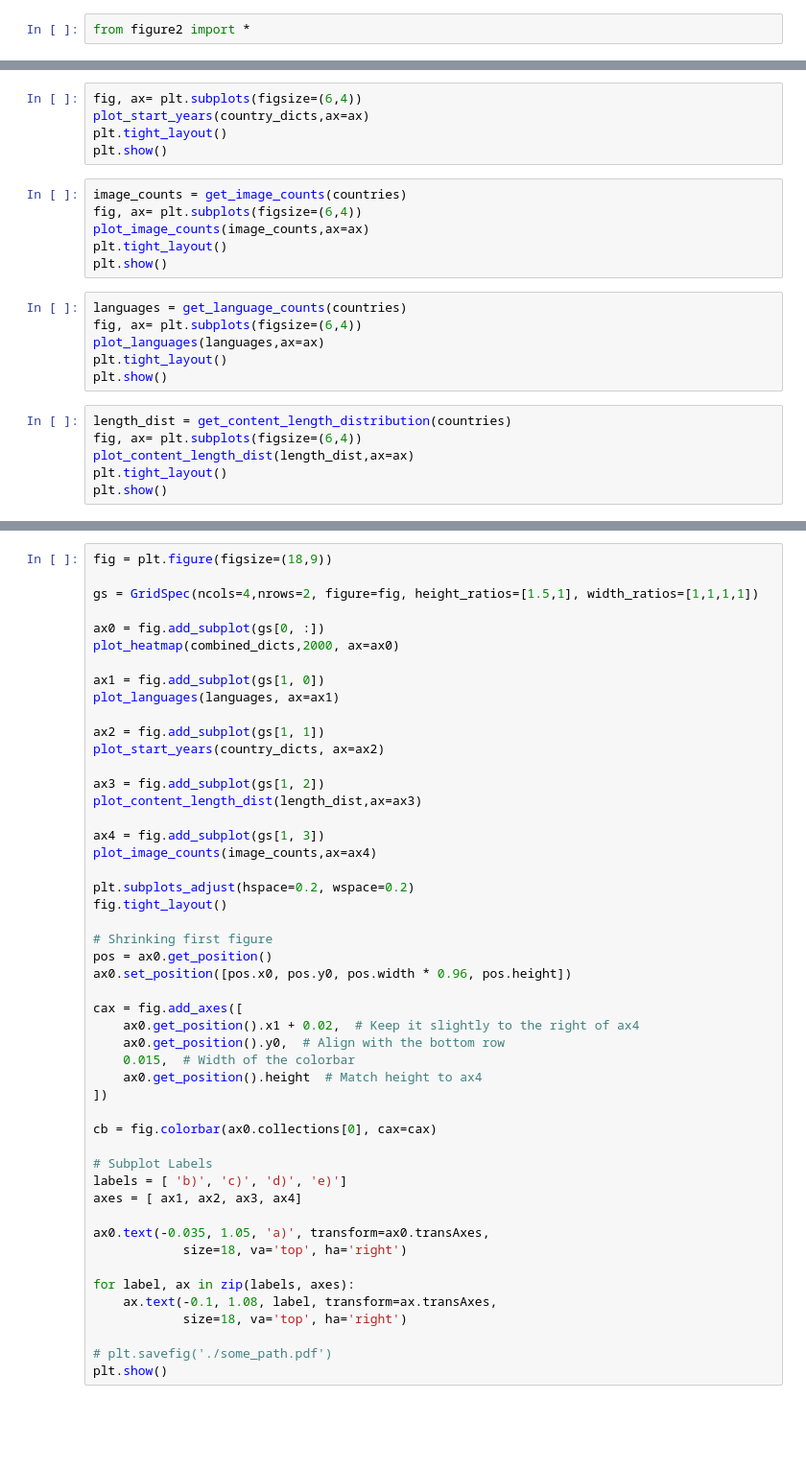
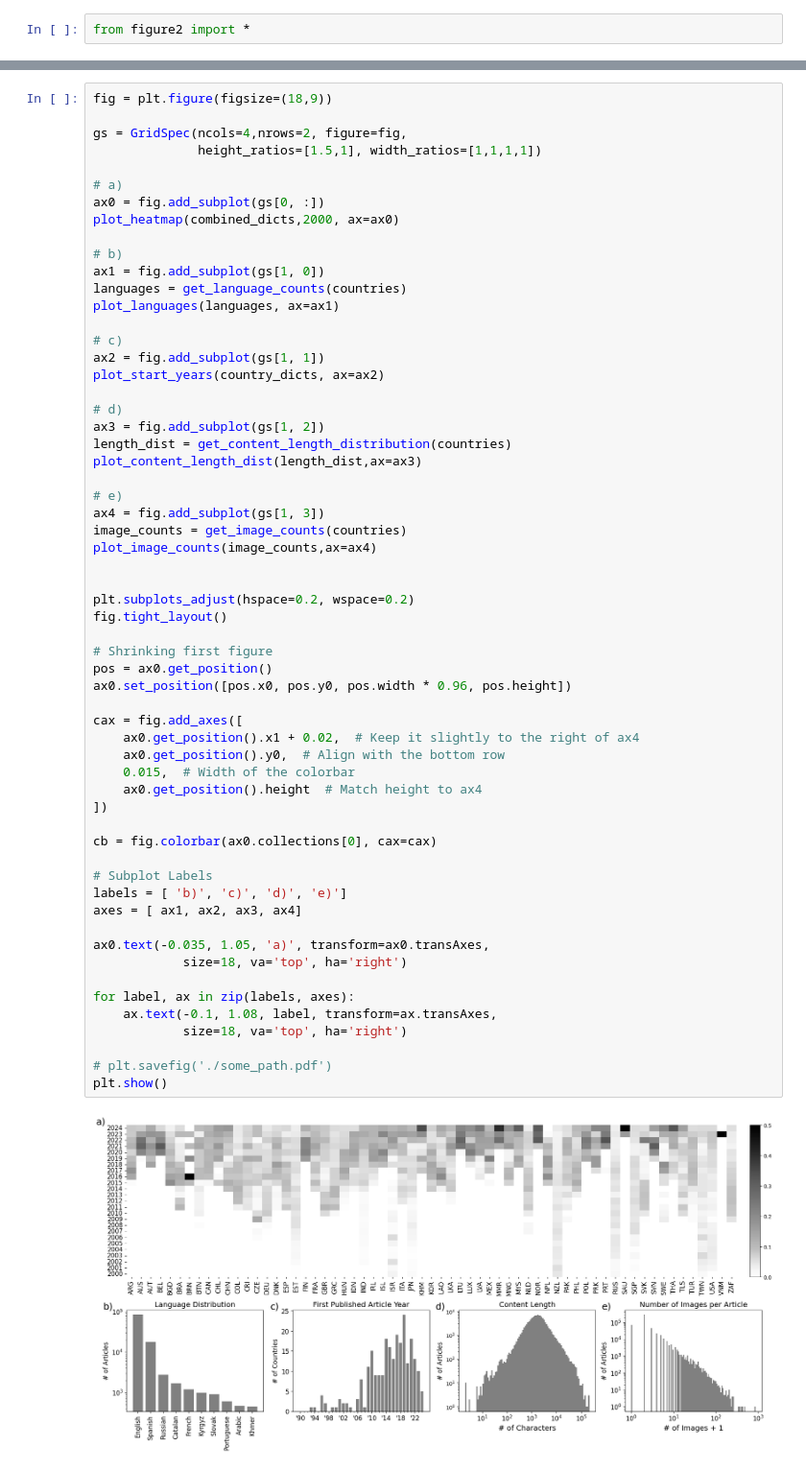
Before and after one commit to ViralLab/GlobalDiplomacyNet-Dataset, a Jupyter notebook: figures/fig2/figure2.ipynb, the cells around one changed output, grey strips where cells are left out. Shown at 96% size. Saved outputs shown, nothing was run; the diff lists cells and outputs as text; blank space fills up the shorter version.

Commit message:
removed single figures and rendered the full figure

```diff
--- a/figures/fig2/figure2.ipynb
+++ b/figures/fig2/figure2.ipynb
@@ -27,23 +19,0 @@ plt.show()
-# %%
-fig, ax= plt.subplots(figsize=(6,4))
-plot_start_years(country_dicts,ax=ax)
-plt.tight_layout()
-plt.show()
-# %%
-image_counts = get_image_counts(countries)
-fig, ax= plt.subplots(figsize=(6,4))
-plot_image_counts(image_counts,ax=ax)
-plt.tight_layout()
-plt.show()
-# %%
-languages = get_language_counts(countries)
-fig, ax= plt.subplots(figsize=(6,4))
-plot_languages(languages,ax=ax)
-plt.tight_layout()
-plt.show()
-# %%
-length_dist = get_content_length_distribution(countries)
-fig, ax= plt.subplots(figsize=(6,4))
-plot_content_length_dist(length_dist,ax=ax)
-plt.tight_layout()
-plt.show()
@@ -52,49 +20,61 @@ plt.show()
 # %%
 fig = plt.figure(figsize=(18,9))
 
-gs = GridSpec(ncols=4,nrows=2, figure=fig, height_ratios=[1.5,1], width_ratios=[1,1,1,1])
+gs = GridSpec(ncols=4,nrows=2, figure=fig,
+              height_ratios=[1.5,1], width_ratios=[1,1,1,1])
 
+# a)
 ax0 = fig.add_subplot(gs[0, :])
 plot_heatmap(combined_dicts,2000, ax=ax0)
 
+# b)
 ax1 = fig.add_subplot(gs[1, 0])
+languages = get_language_counts(countries)
 plot_languages(languages, ax=ax1)
 
+# c)
 ax2 = fig.add_subplot(gs[1, 1])
 plot_start_years(country_dicts, ax=ax2)
 
+# d)
 ax3 = fig.add_subplot(gs[1, 2])
+length_dist = get_content_length_distribution(countries)
 plot_content_length_dist(length_dist,ax=ax3)
 
+# e)
 ax4 = fig.add_subplot(gs[1, 3])
+image_counts = get_image_counts(countries)
 plot_image_counts(image_counts,ax=ax4)
+
 
 plt.subplots_adjust(hspace=0.2, wspace=0.2)
 fig.tight_layout()
 
 # Shrinking first figure
 pos = ax0.get_position()
 ax0.set_position([pos.x0, pos.y0, pos.width * 0.96, pos.height])
 
 cax = fig.add_axes([
     ax0.get_position().x1 + 0.02,  # Keep it slightly to the right of ax4
     ax0.get_position().y0,  # Align with the bottom row
     0.015,  # Width of the colorbar
     ax0.get_position().height  # Match height to ax4
 ])
 
 cb = fig.colorbar(ax0.collections[0], cax=cax)
 
 # Subplot Labels
 labels = [ 'b)', 'c)', 'd)', 'e)']
 axes = [ ax1, ax2, ax3, ax4]
 
 ax0.text(-0.035, 1.05, 'a)', transform=ax0.transAxes,
             size=18, va='top', ha='right')
 
 for label, ax in zip(labels, axes):
     ax.text(-0.1, 1.08, label, transform=ax.transAxes,
             size=18, va='top', ha='right')
 
 # plt.savefig('./some_path.pdf')
 plt.show()
+# %% [output]
+[figure, added]
```
Also changed, not shown: parts of 5 cells of this notebook.
